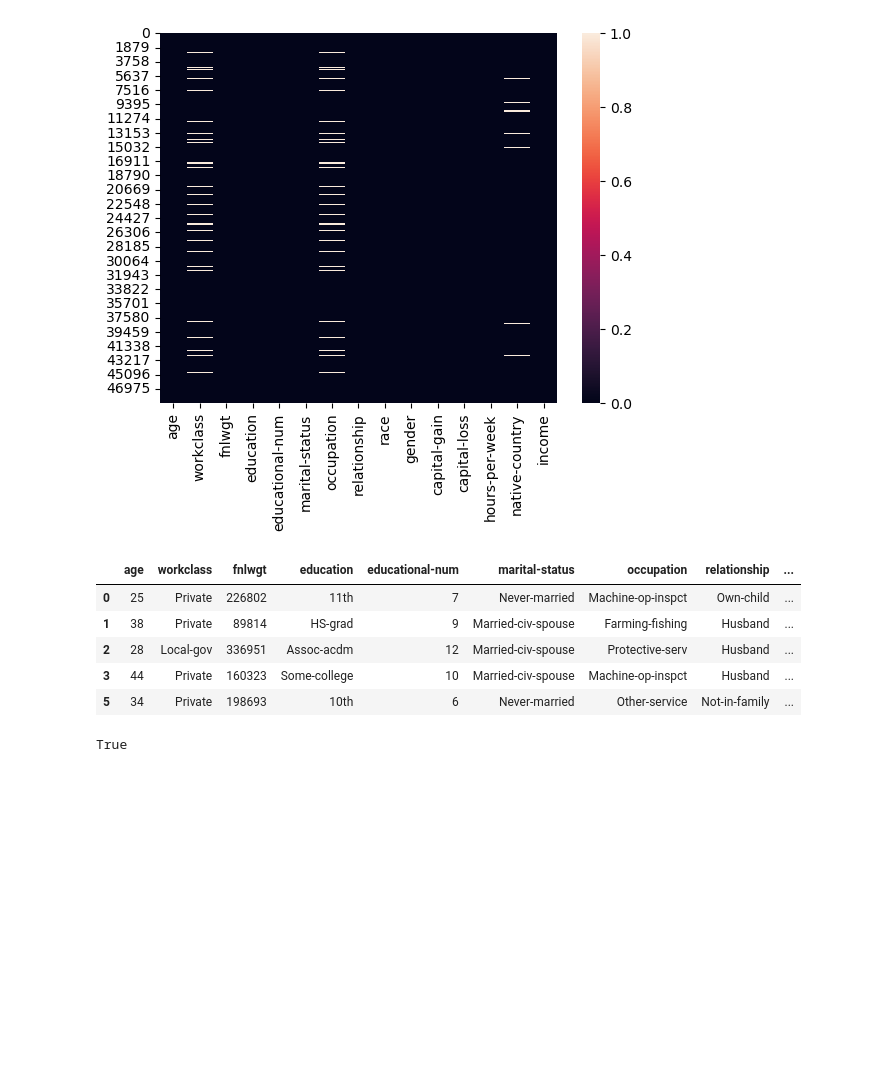
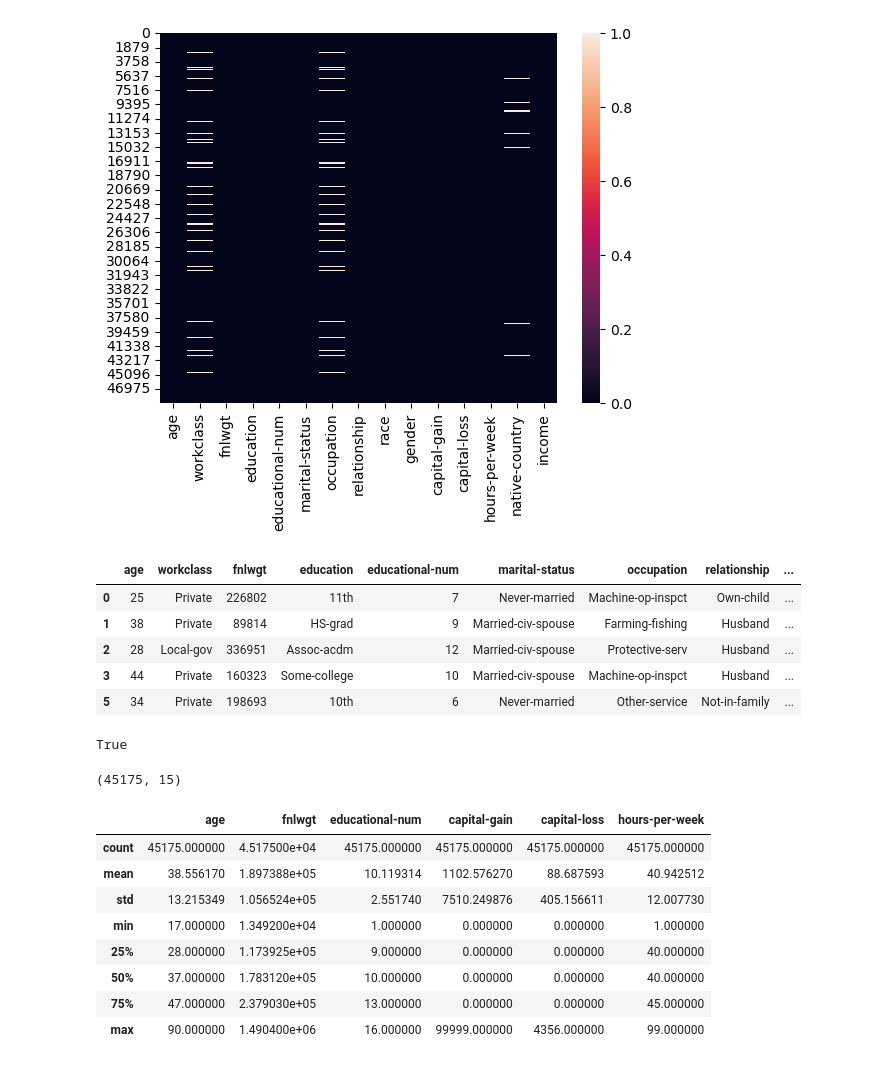
Before and after one commit to JohnKimaiyo/Business-Analyst-Projects, a Jupyter notebook: Python Data Analysis Tutorials/Data Thinkers/Adult Income.ipynb, the cells around one changed output. Saved outputs shown, nothing was run; the diff lists cells and outputs as text; code cells hidden in the pictures; blank space fills up the shorter version.

```diff
--- a/Python Data Analysis Tutorials/Data Thinkers/Adult Income.ipynb
+++ b/Python Data Analysis Tutorials/Data Thinkers/Adult Income.ipynb
@@ -199,3 +199,23 @@ df.head()
 df.duplicated().any()
 # %% [output]
 True
+# %%
+# drop duplicates
+df=df.drop_duplicates()
+# %%
+df.shape
+# %% [output]
+(45175, 15)
+# %%
+# shaoe statistsical sumiry
+df.describe()
+# %% [output]
+|  | age | fnlwgt | educational-num | capital-gain | capital-loss | hours-per-week |
+| count | 45175.000000 | 4.517500e+04 | 45175.000000 | 45175.000000 | 45175.000000 | 45175.000000 |
+| mean | 38.556170 | 1.897388e+05 | 10.119314 | 1102.576270 | 88.687593 | 40.942512 |
+| std | 13.215349 | 1.056524e+05 | 2.551740 | 7510.249876 | 405.156611 | 12.007730 |
+| min | 17.000000 | 1.349200e+04 | 1.000000 | 0.000000 | 0.000000 | 1.000000 |
+| 25% | 28.000000 | 1.173925e+05 | 9.000000 | 0.000000 | 0.000000 | 40.000000 |
+| 50% | 37.000000 | 1.783120e+05 | 10.000000 | 0.000000 | 0.000000 | 40.000000 |
+| 75% | 47.000000 | 2.379030e+05 | 13.000000 | 0.000000 | 0.000000 | 45.000000 |
+| max | 90.000000 | 1.490400e+06 | 16.000000 | 99999.000000 | 4356.000000 | 99.000000 |
```
